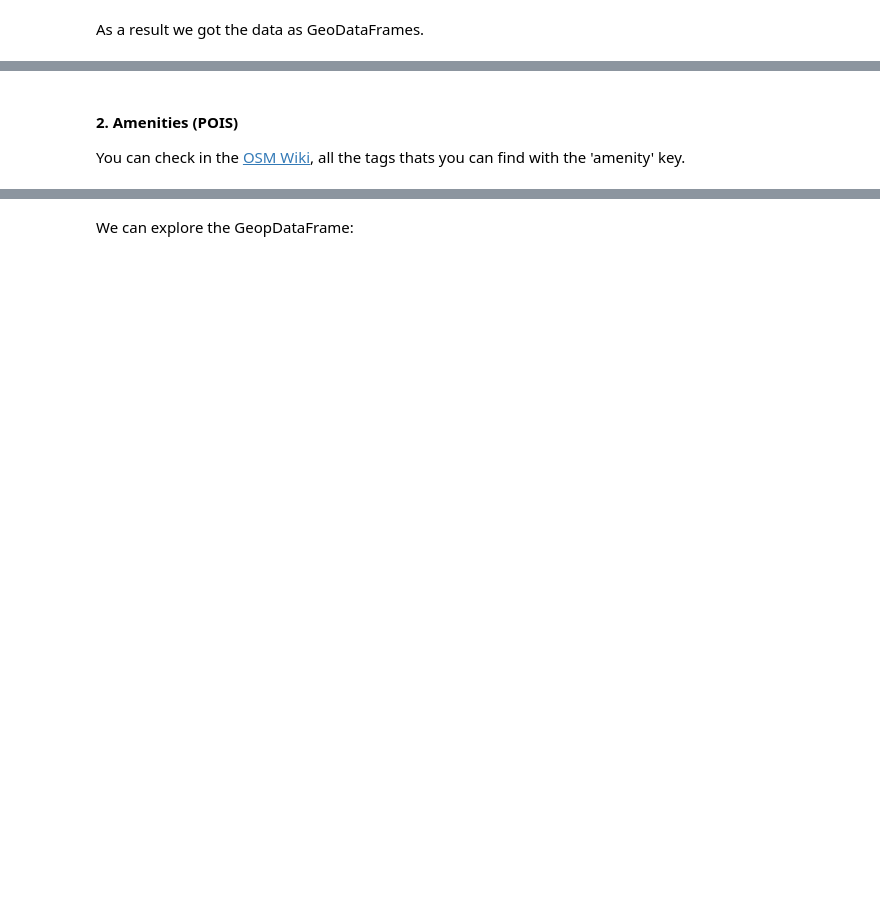
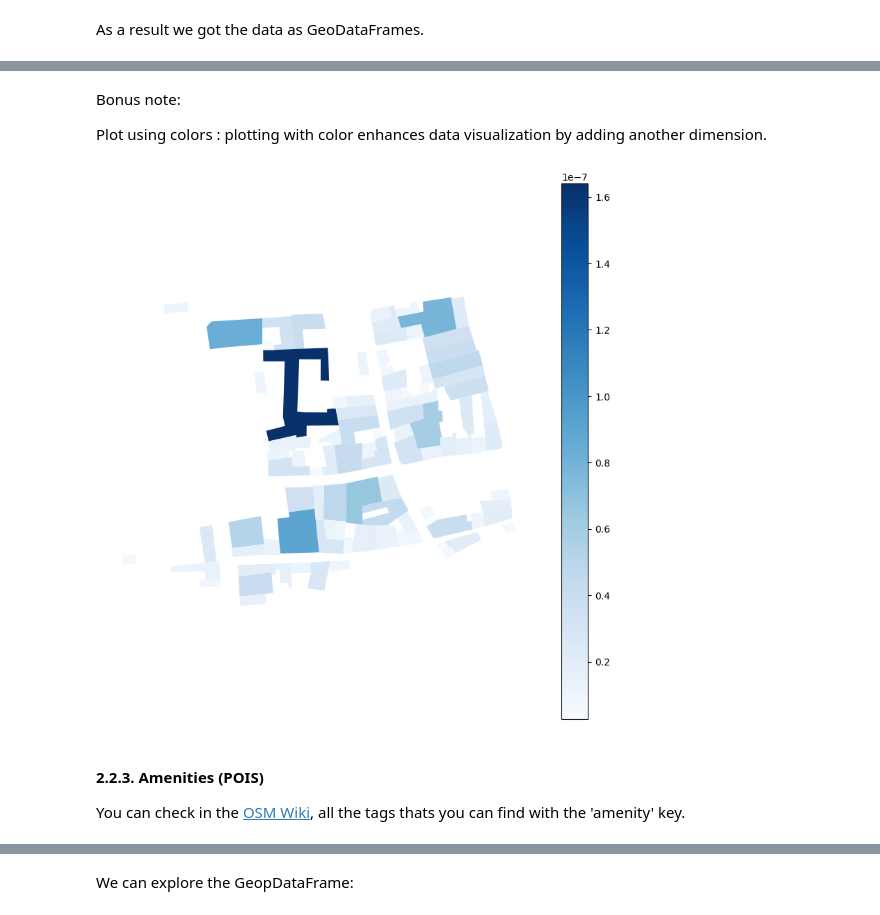
Before and after one commit to salgadox/planif-urbaine-sud, a Jupyter notebook: planif_urbaine_sud/notebooks/demo_sem2_2.ipynb, the cells around one changed output, grey strips where cells are left out. Cells and saved outputs as stored; diff of their text form; code cells hidden in the pictures; blank space fills up the shorter version.

```diff
--- a/planif_urbaine_sud/notebooks/demo_sem2_2.ipynb
+++ b/planif_urbaine_sud/notebooks/demo_sem2_2.ipynb
@@ -124,11 +184,17 @@ buildings["area"] = buildings["geometry"].area
+# %% [markdown]
+Bonus note:
+
+ Plot using colors : plotting with color enhances data visualization by adding another dimension.
 # %%
 f, ax = plt.subplots(figsize=(10, 10))
-buildings.loc[["way", "relation"]][160:260].plot(
+buildings[3000:3100].plot(
     column="area", ax=ax, legend=True, cmap="Blues"
 )
 ax.set_axis_off()
 plt.show()
+# %% [output]
+[figure, added]
 # %% [markdown]
-#### 2. Amenities (POIS)
+#### 2.2.3. Amenities (POIS)
 
 You can check in the [OSM Wiki](https://wiki.openstreetmap.org/wiki/Key:amenity), all the tags thats you can find with the 'amenity' key.
```
Also changed, not shown: parts of 36 cells of this notebook, 9 other files.
